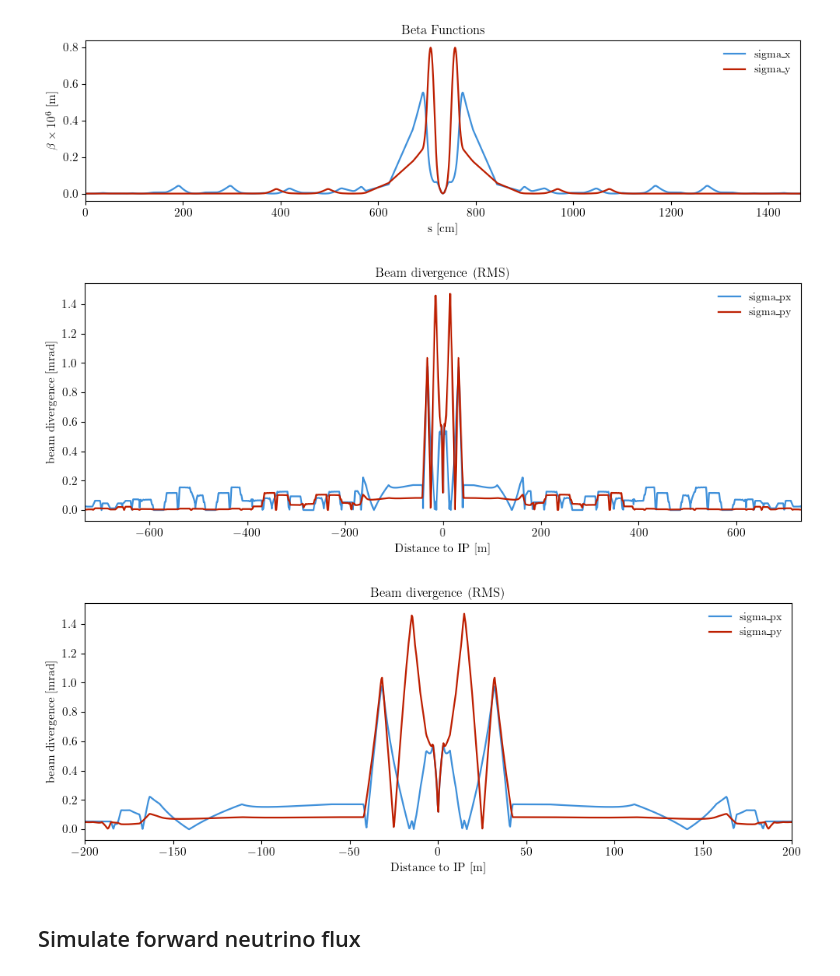
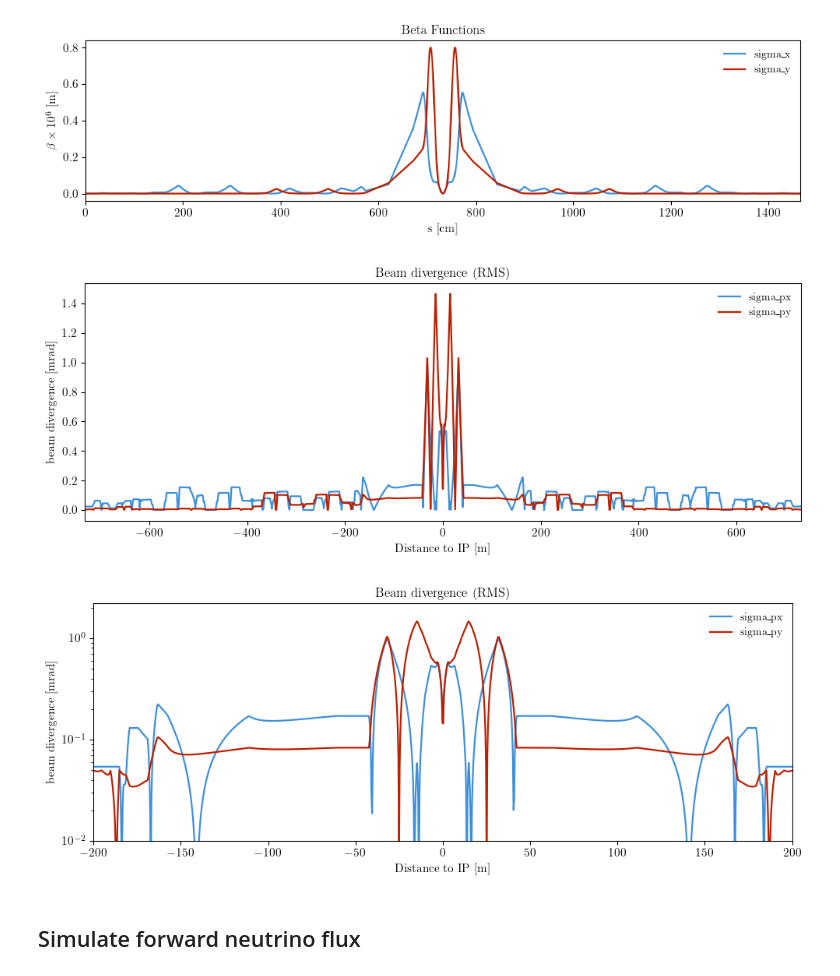
Before and after one commit to jchoi55/MINT, a Jupyter notebook: main_collider_ring_studies.ipynb, the cells around one changed output. Cells and saved outputs as stored; diff of their text form; code cells hidden in the pictures.

```diff
--- a/main_collider_ring_studies.ipynb
+++ b/main_collider_ring_studies.ipynb
@@ -21,7 +24,7 @@ ring_df = lt.get_lattice_dataframe_from_tfs(twiss_file)
 ring_dict = bopt.create_smoothed_lattice(
     ring_df,
     emittance_RMS=25e-6/(5e3/0.105), # meters.rad
-    n_elements=12000,
+    n_elements=120000,
     rotated=True,
     if_sublattice=False,
     midpoint=True
@@ -142,34 +147,36 @@ sigma_y_mrad = ring_dict["beamdiv_y"](u)*1e3
 
 fig_env, ax_env = plt.subplots(figsize=(10, 4))
 ax_env.plot(delta_s_m, sigma_x_mrad, label=r"sigma_{px}", lw=1.6)
 ax_env.plot(delta_s_m, sigma_y_mrad, label=r"sigma_{py}", lw=1.6)
 ax_env.set_xlabel("Distance to IP [m]")
 ax_env.set_ylabel("beam divergence [mrad]")
 ax_env.set_title("Beam divergence (RMS)")
 ax_env.legend(frameon=False)
 ax_env.set_xlim(delta_s_m.min(), delta_s_m.max())
 fig_env.tight_layout()
 fig_env.savefig("plots/hybrid_v06_beam_divergence.pdf", dpi=300, bbox_inches="tight")
 
 # ZOOMED IN
 # Plot beam envelope (RMS) vs longitudinal position s [m]
 delta_s_m = (ring_lattice.s(u) - ring_lattice.s(u).mean())*1e-2
 sigma_x_mrad = ring_dict["beamdiv_x"](u)*1e3
 sigma_y_mrad = ring_dict["beamdiv_y"](u)*1e3
 
 fig_env, ax_env = plt.subplots(figsize=(10, 4))
 ax_env.plot(delta_s_m, sigma_x_mrad, label=r"sigma_{px}", lw=1.6)
 ax_env.plot(delta_s_m, sigma_y_mrad, label=r"sigma_{py}", lw=1.6)
 ax_env.set_xlabel("Distance to IP [m]")
 ax_env.set_ylabel("beam divergence [mrad]")
 ax_env.set_title("Beam divergence (RMS)")
 ax_env.legend(frameon=False)
+ax_env.set_yscale('log')
+ax_env.set_ylim(0.01, None)
 ax_env.set_xlim(delta_s_m.mean() - 200, delta_s_m.mean() + 200)
 fig_env.tight_layout()
 fig_env.savefig("plots/hybrid_v06_beam_divergence_zoomed.pdf", dpi=300, bbox_inches="tight")
 # %% [output]
 [figure]
-[figure, old version]
+[figure, new version]
 # %% [markdown]
 ## Simulate forward neutrino flux
 # %%
```
Also changed, not shown: parts of 11 cells of this notebook, 9 other files.
